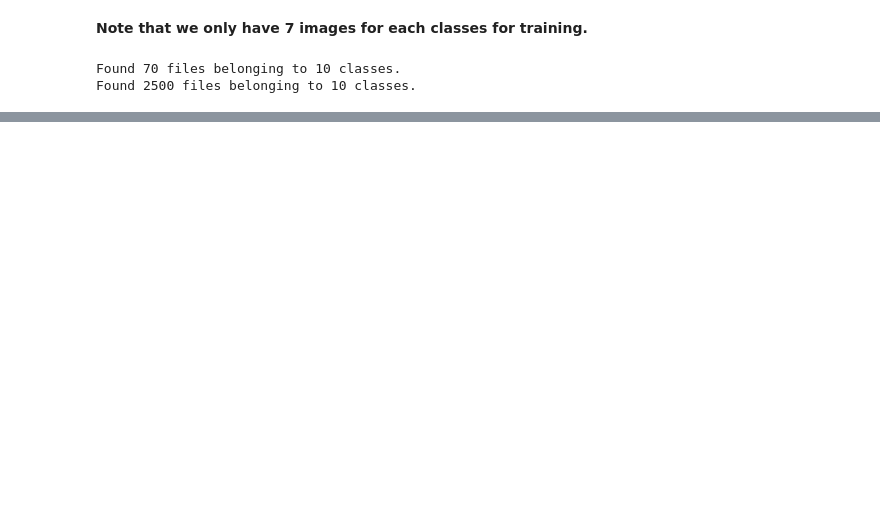
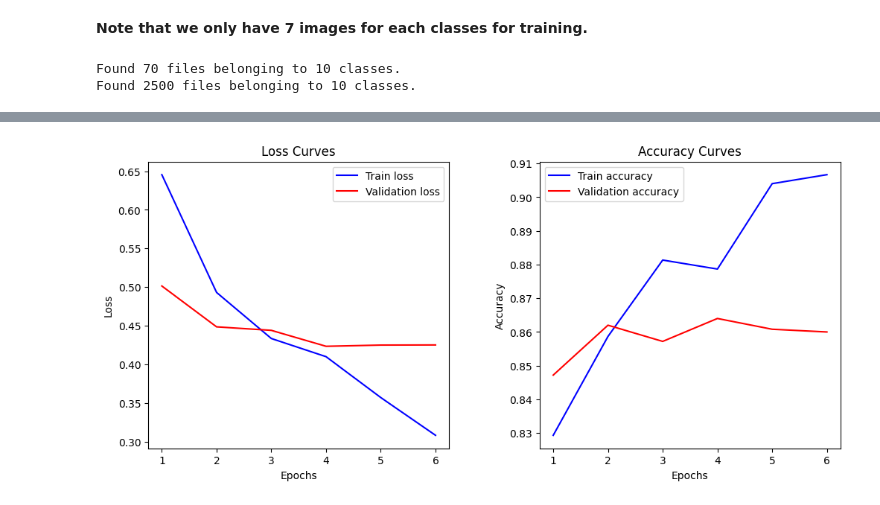
Before and after one commit to SedatParlak/tensorflow, a Jupyter notebook: 05_transfer_learning_fine_tuning.ipynb, the cells around one changed output, grey strips where cells are left out. Cells and saved outputs as stored; diff of their text form; code cells hidden in the pictures; blank space fills up the shorter version.

```diff
--- a/05_transfer_learning_fine_tuning.ipynb
+++ b/05_transfer_learning_fine_tuning.ipynb
@@ -455,0 +715,3 @@ data_augmentation = tf.keras.Sequential([
+# %%
+# Load in saved model weights and evaluate the model
+model_2.load_weights(checkpoint_path)
@@ -455,0 +792,7 @@ data_augmentation = tf.keras.Sequential([
+# %%
+# Recompile  (we have to recompile our models every time we make a change)
+model_2.compile(
+    loss='categorical_crossentropy',
+    optimizer=tf.keras.optimizers.Adam(learning_rate=0.0001), # when fine-tuning, typically you should set the learning rate lower
+    metrics=['accuracy']
+)
@@ -455,0 +828,12 @@ data_augmentation = tf.keras.Sequential([
+# %%
+# Fine tune for another 5 epochs
+fine_tune_epochs = 10
+
+# Refit the model (same as model 2 except more trainable layers)
+model_3_history = model_2.fit(train_data_10_percent,
+                              epochs=fine_tune_epochs,
+                              validation_data=test_data_10_percent,
+                              validation_steps=len(test_data_10_percent),
+                              initial_epoch=model_2_history.epoch[-1], # start training previous last epoch
+                              callbacks=[create_tensorboard_callback(dir_name='transfer_learning',
+                                                                     experiment_name='model_3_10_percent')])
@@ -455,0 +855,5 @@ data_augmentation = tf.keras.Sequential([
+# %%
+# Let's plot the loss curves for fine-tuned model
+plot_loss_curves(model_3_history)
+# %% [output]
+[figure, added]
```
Also changed, not shown: parts of 61 cells of this notebook.
